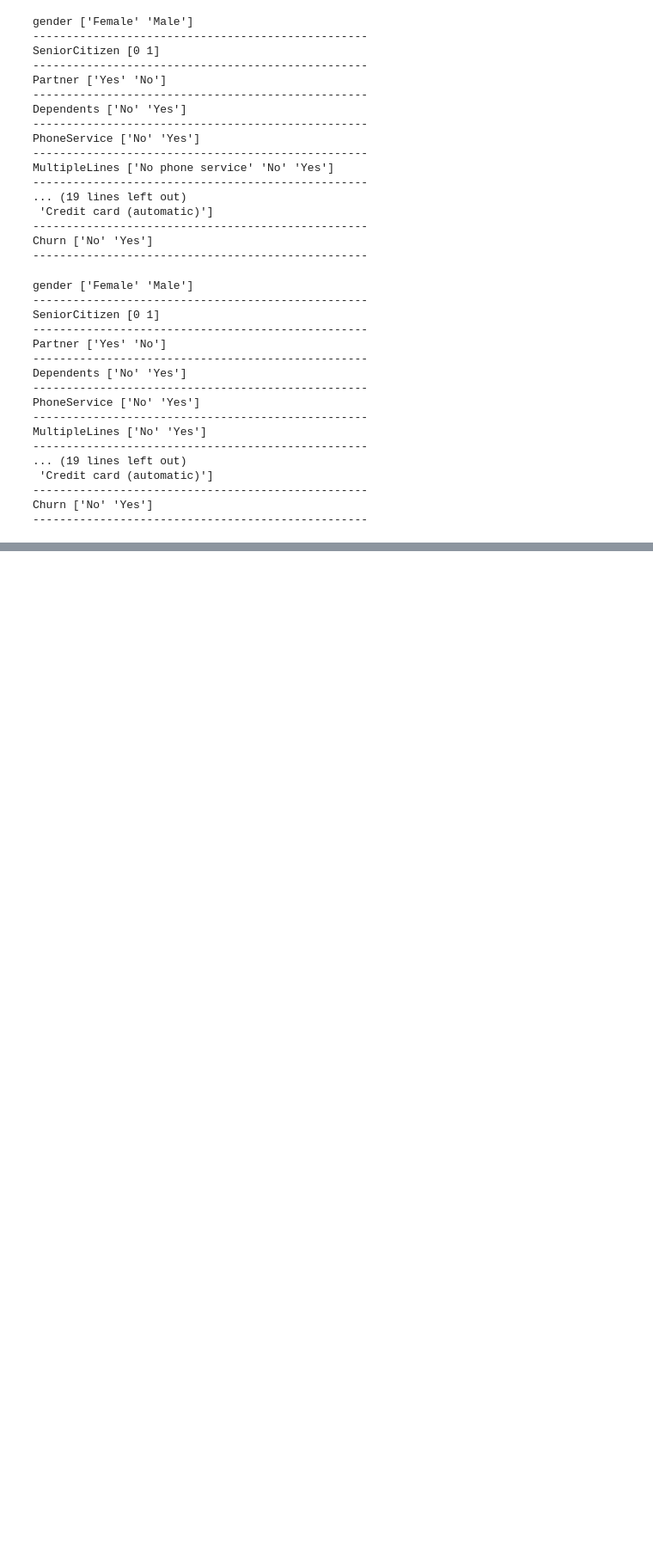
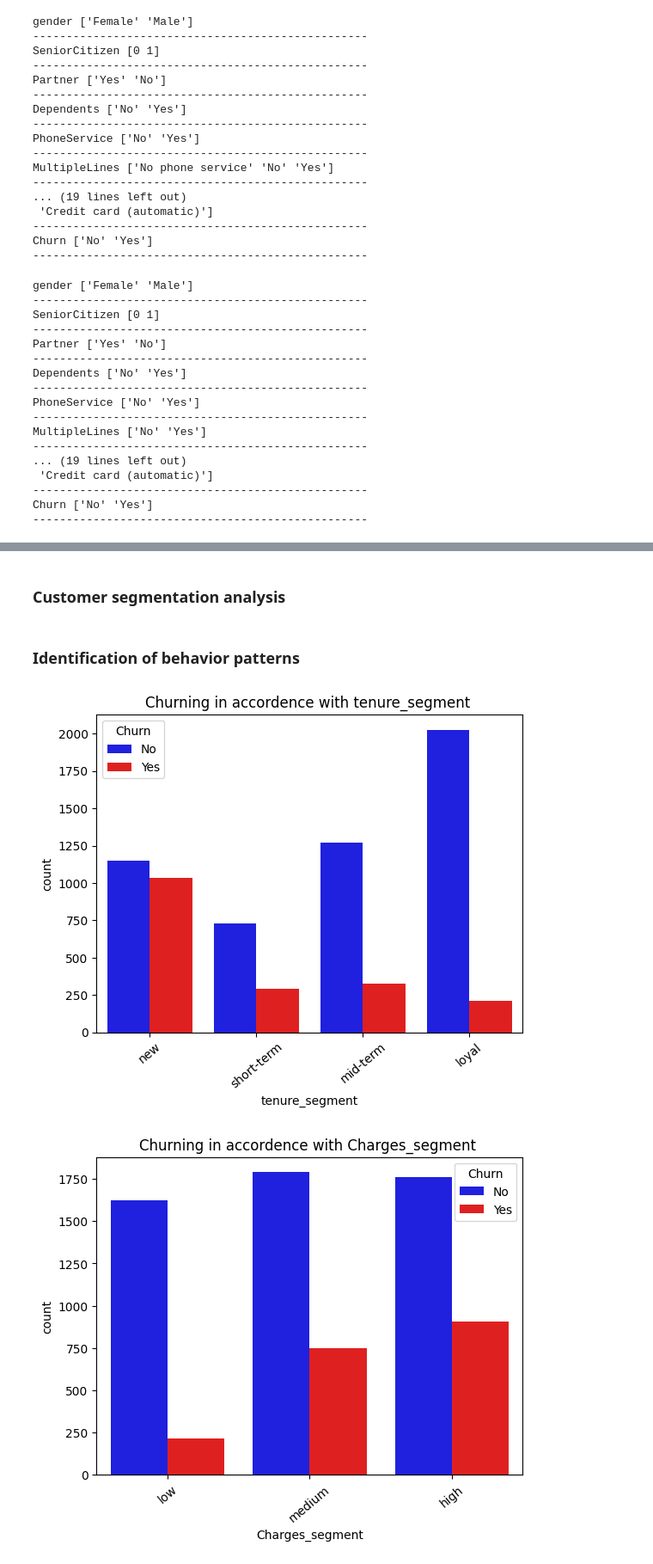
Before and after one commit to Jsamlu/Rise_4.0, a Jupyter notebook: DS/CustomerBehaviourAnalysis/CustomerBehaviourAnalysis.ipynb, the cells around one changed output, grey strips where cells are left out. Shown at 86% size. Cells and saved outputs as stored; diff of their text form; code cells hidden in the pictures; blank space fills up the shorter version.

```diff
--- a/DS/CustomerBehaviourAnalysis/CustomerBehaviourAnalysis.ipynb
+++ b/DS/CustomerBehaviourAnalysis/CustomerBehaviourAnalysis.ipynb
@@ -207,0 +272,32 @@ df.head()
+# %% [markdown]
+### Customer segmentation analysis
+# %%
+# now we will create segments for numerical columns like tenure, MonthlyCharges & TotalCharges
+
+df['tenure_segment'] = pd.cut(
+    df['tenure'],
+    bins=[-1,12,24,48,72],
+    labels=['new','short-term','mid-term', 'loyal']
+) # tenure segment will map the entries with labels and make it efficient for classification
+
+df['Charges_segment'] = pd.cut(
+    df['MonthlyCharges'],
+    bins=[0,40,80,120],
+    labels=['low', 'medium', 'high']
+)# monthlyCharges_segments will map the entries with labels and make it efficient for classification
+# %% [markdown]
+ ### Identification of behavior patterns
+# %%
+
+
+categ_cols = ['tenure_segment','Charges_segment']
+# df.info()
+for i in categ_cols:
+    plt.Figure(figsize=(10,10))
+    sns.countplot(x=i, hue='Churn', data=df, palette=['blue', 'red'])
+    plt.title(f"Churning in accordence with {i} ")
+    plt.xticks(rotation=40)
+    plt.show()
+# %% [output]
+[figure, added]
+[figure, added]
```
Also changed, not shown: parts of 26 cells of this notebook.
